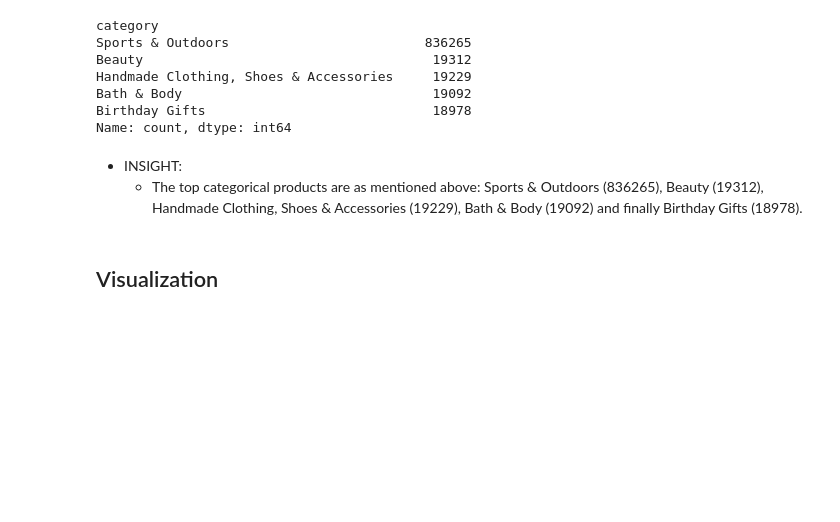
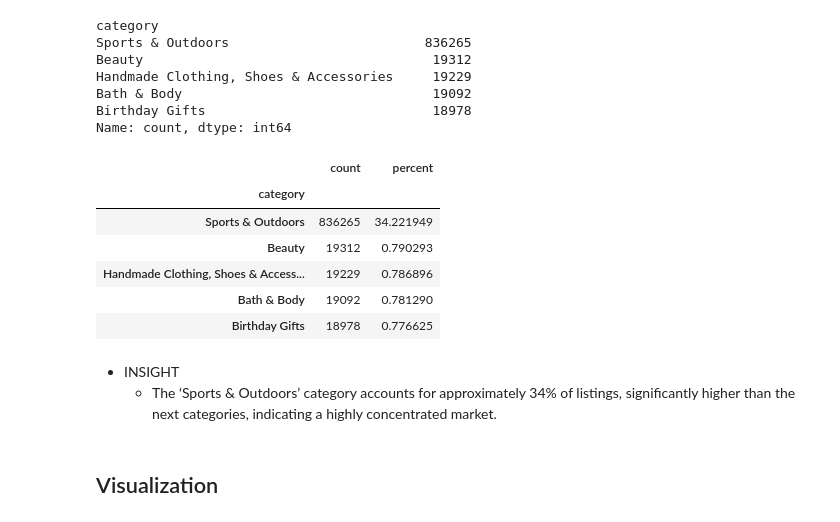
Before and after one commit to Irish-Lev/lab-eda-univariate, a Jupyter notebook: EDA_Univariate_Analysis.ipynb, the cells around one changed output. Drawn from its saved outputs; the diff is of its cells as text; code cells hidden in the pictures; blank space fills up the shorter version.

```diff
--- a/EDA_Univariate_Analysis.ipynb
+++ b/EDA_Univariate_Analysis.ipynb
@@ -203,9 +203,21 @@ Handmade Clothing, Shoes & Accessories     19229
 Bath & Body                                19092
 Birthday Gifts                             18978
 Name: count, dtype: int64
-# %% [markdown]
-- INSIGHT:
-    - The top categorical products are as mentioned above: Sports & Outdoors (836265), Beauty (19312), Handmade Clothing, Shoes & Accessories (19229), Bath & Body (19092) and finally Birthday Gifts (18978).
+# %%
+category_summary = df['category'].value_counts().head(5).to_frame('count')
+category_summary['percent'] = category_summary['count'] / len(df) * 100
+category_summary
+# %% [output]
+|  | count | percent |
+| category |  |  |
+| Sports & Outdoors | 836265 | 34.221949 |
+| Beauty | 19312 | 0.790293 |
+| Handmade Clothing, Shoes & Access... | 19229 | 0.786896 |
+| Bath & Body | 19092 | 0.781290 |
+| Birthday Gifts | 18978 | 0.776625 |
+# %% [markdown]
+* INSIGHT
+    - The ‘Sports & Outdoors’ category accounts for approximately 34% of listings, significantly higher than the next categories, indicating a highly concentrated market.
 # %% [markdown]
 ## Visualization
 # %%
```
Also changed, not shown: parts of 23 cells of this notebook.
